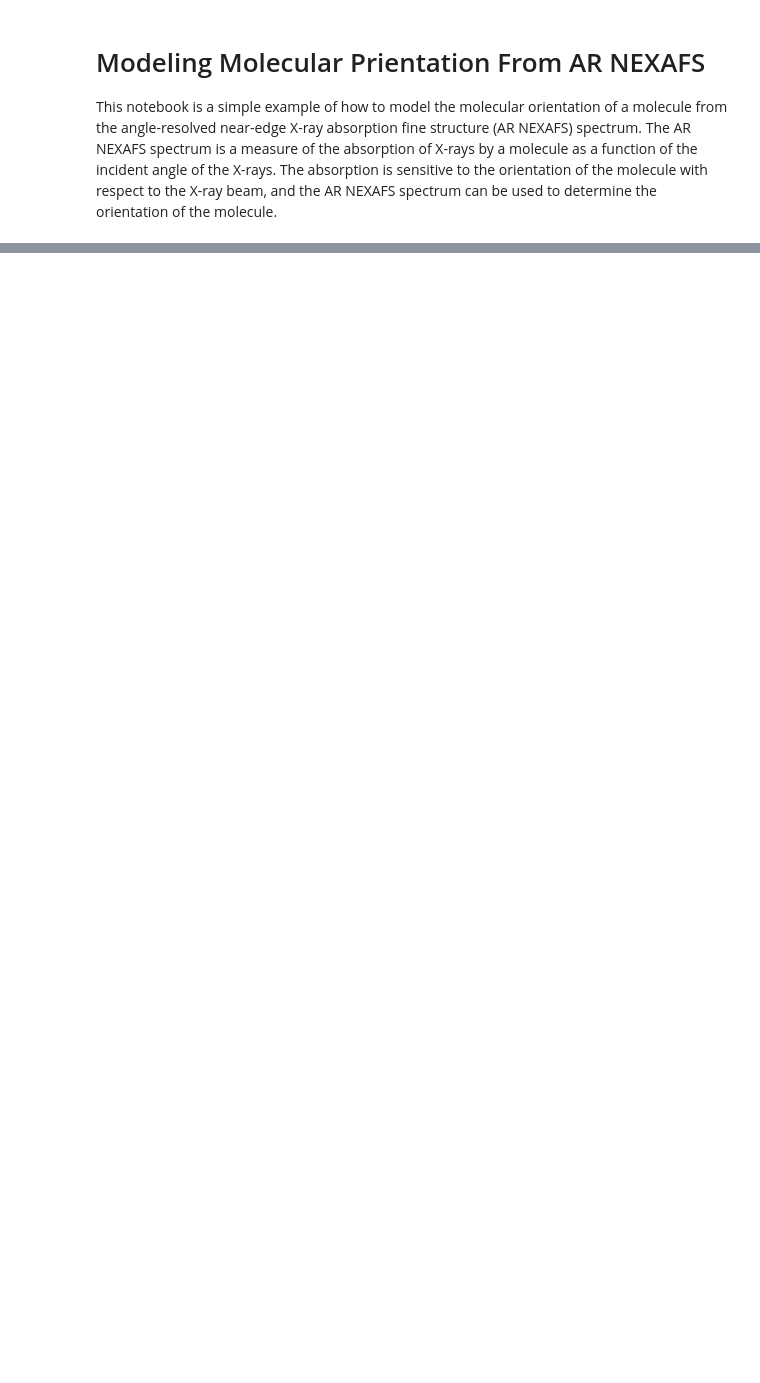
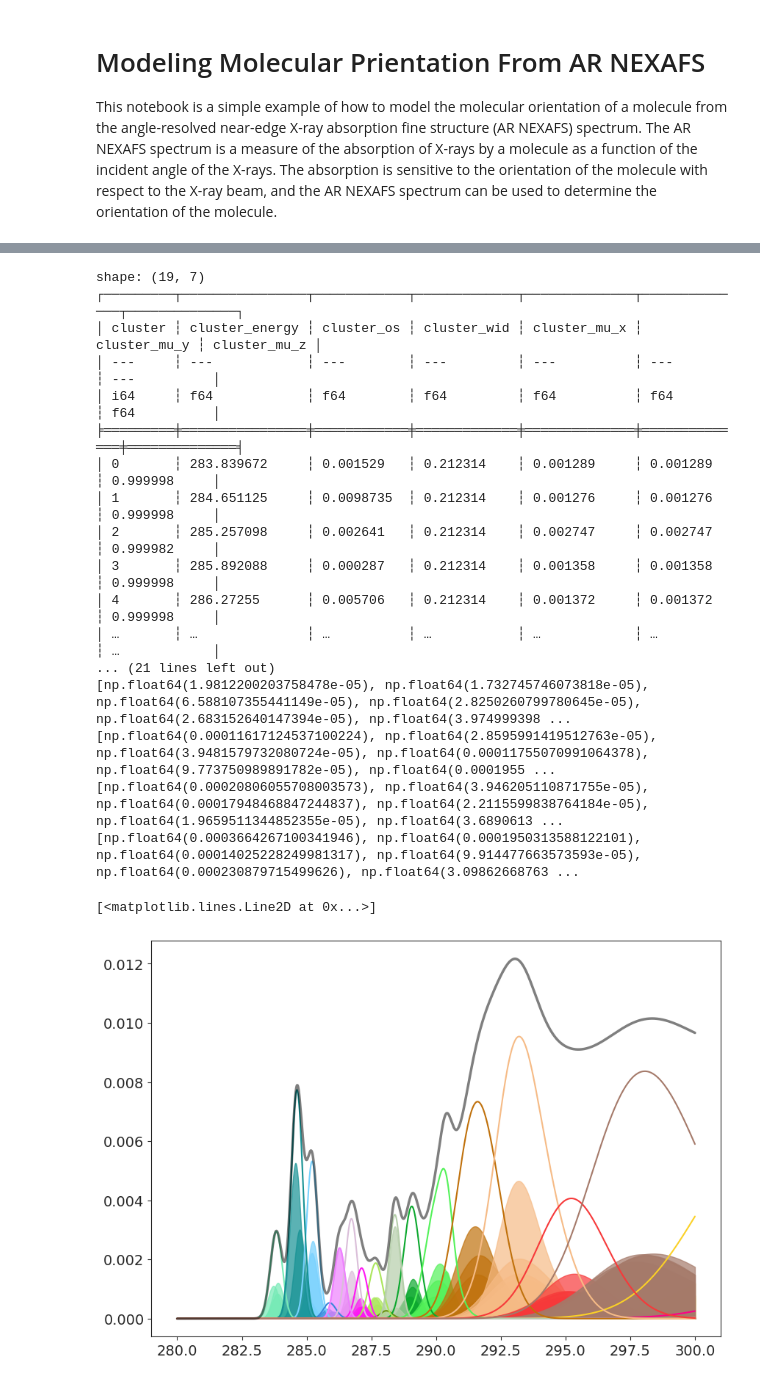
Before and after one commit to WSU-Carbon-Lab/xrr_notebooks, a Jupyter notebook: optical models/molecular_orentation.ipynb, the cells around one changed output, grey strips where cells are left out. Saved outputs shown, nothing was run; the diff lists cells and outputs as text; code cells hidden in the pictures; blank space fills up the shorter version.

```diff
--- a/optical models/molecular_orentation.ipynb
+++ b/optical models/molecular_orentation.ipynb
@@ -278,0 +420,48 @@ plt.show()
+# %%
+# cluster the spectr
+
+lzf = (
+    df.lazy()
+    .group_by("cluster")
+    .agg(
+        (pl.col("energy").mean().alias("cluster_energy")),
+        (pl.col("os").mean().alias("cluster_os")),
+        (pl.col("wid").mean().alias("cluster_wid")),
+        (pl.col("mu_x").mean().alias("cluster_mu_x")),
+        (pl.col("mu_y").mean().alias("cluster_mu_y")),
+        (pl.col("mu_z").mean().alias("cluster_mu_z")),
+    )
+)
+print(lzf.collect().sort("cluster_energy"))
+
+# plot the mass absorbance for each cluster
+fig, ax = plt.subplots(figsize=(10, 7))
+mus = 0
+for row in lzf.collect().iter_rows(named=True):
+    cluster = row["cluster"]
+    cluster_df = df.filter(pl.col("cluster") == cluster)
+    ma_df = get_ma(cluster_df, theta=np.deg2rad(61.83))
+    e, mu, _ = plot_ma(ax, ma_df, exp, color=f"C{cluster}")
+    ax.plot(e, mu, label=f"Cluster {row['cluster']}", color=f"C{cluster}")
+    mus += mu
+ax.plot(e, mus, label="Total", linewidth=2.5, color="Black", alpha=0.5)
+# %% [output]
+shape: (19, 7)
+┌─────────┬────────────────┬────────────┬─────────────┬──────────────┬──────────────┬──────────────┐
+│ cluster ┆ cluster_energy ┆ cluster_os ┆ cluster_wid ┆ cluster_mu_x ┆ cluster_mu_y ┆ cluster_mu_z │
+│ ---     ┆ ---            ┆ ---        ┆ ---         ┆ ---          ┆ ---          ┆ ---          │
+│ i64     ┆ f64            ┆ f64        ┆ f64         ┆ f64          ┆ f64          ┆ f64          │
+╞═════════╪════════════════╪════════════╪═════════════╪══════════════╪══════════════╪══════════════╡
+│ 0       ┆ 283.839672     ┆ 0.001529   ┆ 0.212314    ┆ 0.001289     ┆ 0.001289     ┆ 0.999998     │
+│ 1       ┆ 284.651125     ┆ 0.0098735  ┆ 0.212314    ┆ 0.001276     ┆ 0.001276     ┆ 0.999998     │
+│ 2       ┆ 285.257098     ┆ 0.002641   ┆ 0.212314    ┆ 0.002747     ┆ 0.002747     ┆ 0.999982     │
+│ 3       ┆ 285.892088     ┆ 0.000287   ┆ 0.212314    ┆ 0.001358     ┆ 0.001358     ┆ 0.999998     │
+│ 4       ┆ 286.27255      ┆ 0.005706   ┆ 0.212314    ┆ 0.001372     ┆ 0.001372     ┆ 0.999998     │
+│ …       ┆ …              ┆ …          ┆ …           ┆ …            ┆ …            ┆ …            │
+... (21 lines left out)
+[np.float64(1.9812200203758478e-05), np.float64(1.732745746073818e-05), np.float64(6.588107355441149e-05), np.float64(2.8250260799780645e-05), np.float64(2.683152640147394e-05), np.float64(3.974999398 ...
+[np.float64(0.00011617124537100224), np.float64(2.8595991419512763e-05), np.float64(3.9481579732080724e-05), np.float64(0.00011755070991064378), np.float64(9.773750989891782e-05), np.float64(0.0001955 ...
+[np.float64(0.00020806055708003573), np.float64(3.946205110871755e-05), np.float64(0.00017948468847244837), np.float64(2.2115599838764184e-05), np.float64(1.9659511344852355e-05), np.float64(3.6890613 ...
+[np.float64(0.0003664267100341946), np.float64(0.0001950313588122101), np.float64(0.00014025228249981317), np.float64(9.914477663573593e-05), np.float64(0.000230879715499626), np.float64(3.09862668763 ...
+[<matplotlib.lines.Line2D at 0x...>]
+[figure, added]
```
Also changed, not shown: parts of 14 cells of this notebook, 25 other files.
